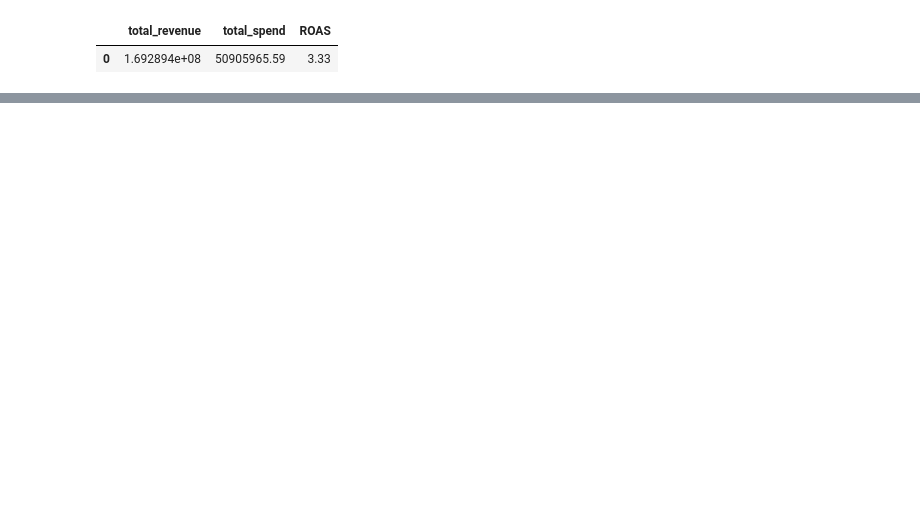
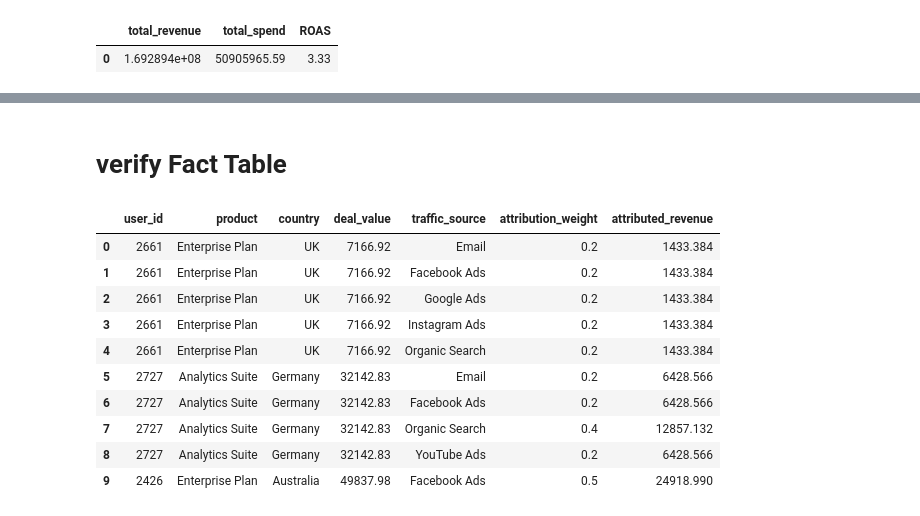
Before and after one commit to hitteshkharyal/Marketing-_ROI_Dashboard, a Jupyter notebook: project1.ipynb, the cells around one changed output, grey strips where cells are left out. Drawn from its saved outputs; the diff is of its cells as text; code cells hidden in the pictures; blank space fills up the shorter version.

Commit message:
Week 3 KPI Layer progress: Implemented ROAS calculation, validated ad_spend schema, fixed SQL column mismatches, and built revenue performance queries for marketing analytics dashboard

```diff
--- a/project1.ipynb
+++ b/project1.ipynb
@@ -1942,6 +2027,0 @@ NameError: name 'pd' is not defined
-# %%
-import pandas as pd
-import sqlite3
-
-conn = sqlite3.connect("marketing.db")
-cursor = conn.cursor()
@@ -1988,11 +2063,0 @@ ROUND(
-# %%
-import pandas as pd
-import sqlite3
-
-conn = sqlite3.connect("marketing.db")
-
-pd.read_sql("""
-SELECT name
-FROM sqlite_master
-WHERE type='table'
-""", conn)
@@ -2003,0 +2221,24 @@ WHERE type='table'
+# %% [markdown]
+# verify Fact Table
+# %%
+pd.read_sql("""
+
+SELECT *
+
+FROM fact_marketing
+
+LIMIT 10
+
+""",conn)
+# %% [output]
+|  | user_id | product | country | deal_value | traffic_source | attribution_weight | attributed_revenue |
+| 0 | 2661 | Enterprise Plan | UK | 7166.92 | Email | 0.2 | 1433.384 |
+| 1 | 2661 | Enterprise Plan | UK | 7166.92 | Facebook Ads | 0.2 | 1433.384 |
+| 2 | 2661 | Enterprise Plan | UK | 7166.92 | Google Ads | 0.2 | 1433.384 |
+| 3 | 2661 | Enterprise Plan | UK | 7166.92 | Instagram Ads | 0.2 | 1433.384 |
+| 4 | 2661 | Enterprise Plan | UK | 7166.92 | Organic Search | 0.2 | 1433.384 |
+| 5 | 2727 | Analytics Suite | Germany | 32142.83 | Email | 0.2 | 6428.566 |
+| 6 | 2727 | Analytics Suite | Germany | 32142.83 | Facebook Ads | 0.2 | 6428.566 |
+| 7 | 2727 | Analytics Suite | Germany | 32142.83 | Organic Search | 0.4 | 12857.132 |
+| 8 | 2727 | Analytics Suite | Germany | 32142.83 | YouTube Ads | 0.2 | 6428.566 |
+| 9 | 2426 | Enterprise Plan | Australia | 49837.98 | Facebook Ads | 0.5 | 24918.990 |
```
Also changed, not shown: parts of 57 cells of this notebook.
